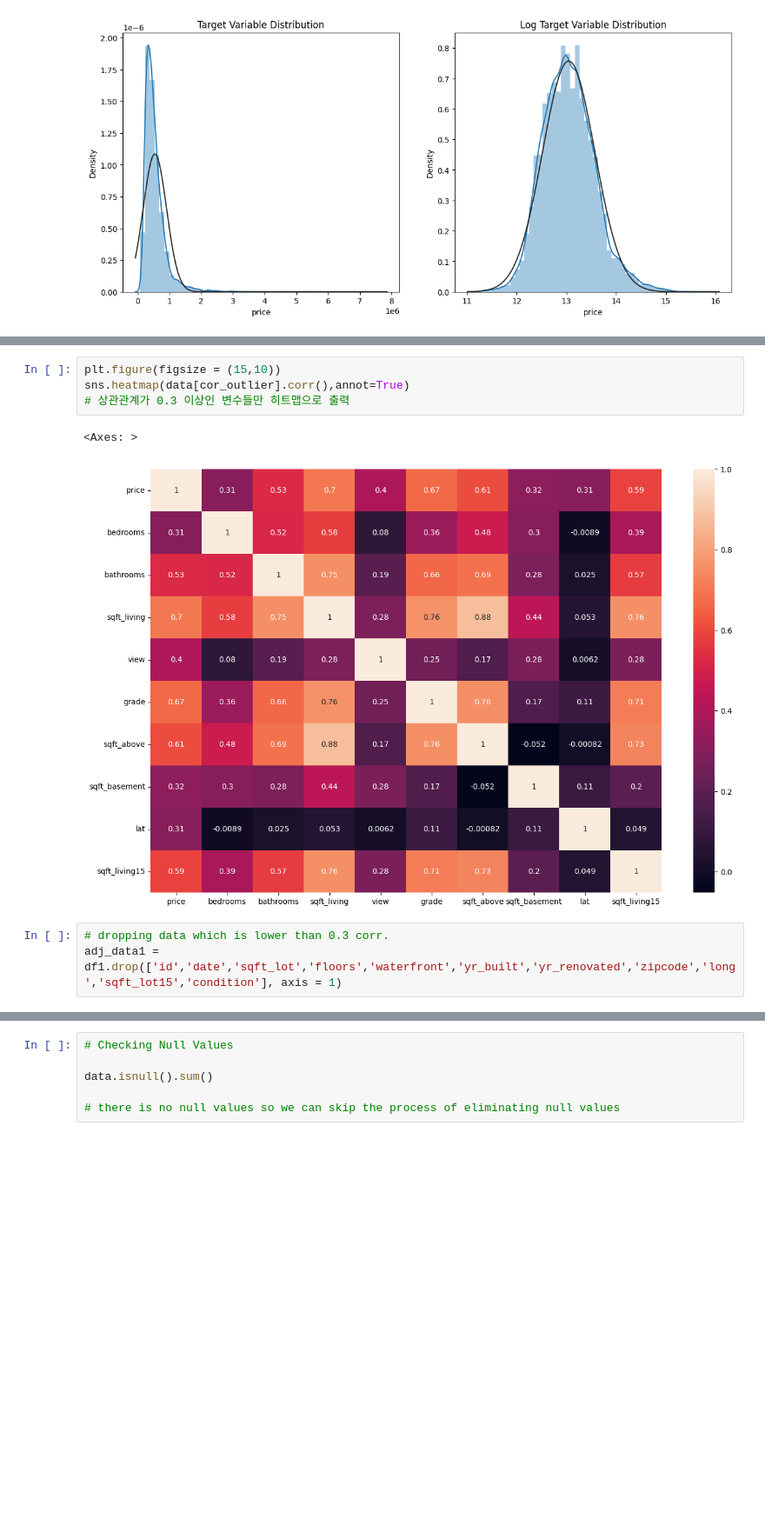
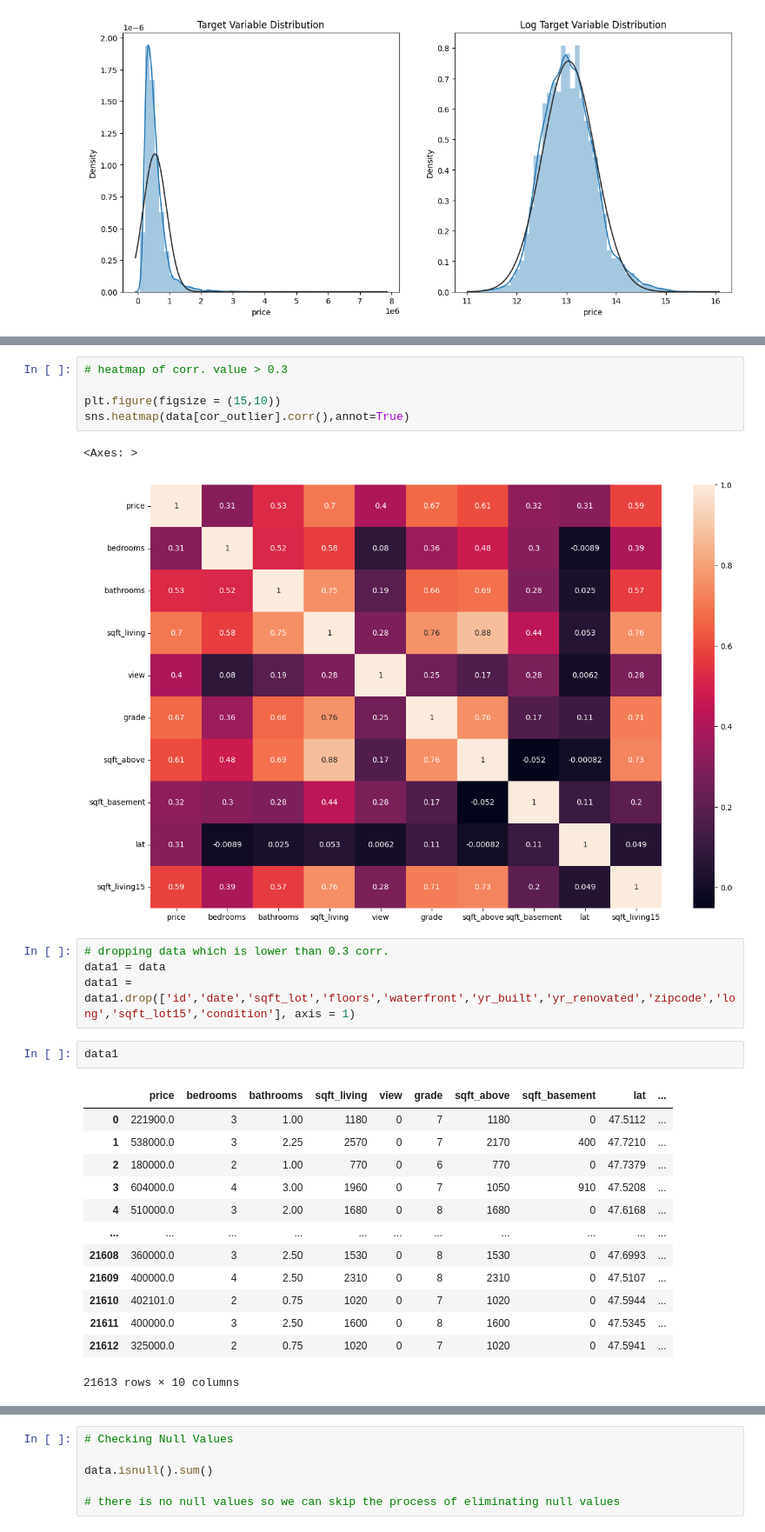
Before and after one commit to DavidRiemer02/ML_Project, a Jupyter notebook: Group project.ipynb, the cells around one changed output, grey strips where cells are left out. Shown: that part at 87% size. Drawn from its saved outputs; the diff is of its cells as text; blank space fills up the shorter version.

```diff
--- a/Group project.ipynb
+++ b/Group project.ipynb
@@ -106,15 +134,33 @@ Index(['price', 'bedrooms', 'bathrooms', 'sqft_living', 'view', 'grade',
        'sqft_above', 'sqft_basement', 'lat', 'sqft_living15'],
       dtype='object')
 # %%
+# heatmap of corr. value > 0.3
+
 plt.figure(figsize = (15,10))
 sns.heatmap(data[cor_outlier].corr(),annot=True)
-# 상관관계가 0.3 이상인 변수들만 히트맵으로 출력
 # %% [output]
 <Axes: >
 [figure]
 # %%
 # dropping data which is lower than 0.3 corr.
-adj_data1 = df1.drop(['id','date','sqft_lot','floors','waterfront','yr_built','yr_renovated','zipcode','long','sqft_lot15','condition'], axis = 1)
+data1 = data
+data1 = data1.drop(['id','date','sqft_lot','floors','waterfront','yr_built','yr_renovated','zipcode','long','sqft_lot15','condition'], axis = 1)
+# %%
+data1
+# %% [output]
+|  | price | bedrooms | bathrooms | sqft_living | view | grade | sqft_above | sqft_basement | lat | ... |
+| 0 | 221900.0 | 3 | 1.00 | 1180 | 0 | 7 | 1180 | 0 | 47.5112 | ... |
+| 1 | 538000.0 | 3 | 2.25 | 2570 | 0 | 7 | 2170 | 400 | 47.7210 | ... |
+| 2 | 180000.0 | 2 | 1.00 | 770 | 0 | 6 | 770 | 0 | 47.7379 | ... |
+| 3 | 604000.0 | 4 | 3.00 | 1960 | 0 | 7 | 1050 | 910 | 47.5208 | ... |
+| 4 | 510000.0 | 3 | 2.00 | 1680 | 0 | 8 | 1680 | 0 | 47.6168 | ... |
+| ... | ... | ... | ... | ... | ... | ... | ... | ... | ... | ... |
+| 21608 | 360000.0 | 3 | 2.50 | 1530 | 0 | 8 | 1530 | 0 | 47.6993 | ... |
+| 21609 | 400000.0 | 4 | 2.50 | 2310 | 0 | 8 | 2310 | 0 | 47.5107 | ... |
+| 21610 | 402101.0 | 2 | 0.75 | 1020 | 0 | 7 | 1020 | 0 | 47.5944 | ... |
+| 21611 | 400000.0 | 3 | 2.50 | 1600 | 0 | 8 | 1600 | 0 | 47.5345 | ... |
+| 21612 | 325000.0 | 2 | 0.75 | 1020 | 0 | 7 | 1020 | 0 | 47.5941 | ... |
+21613 rows × 10 columns
 # %%
 price_corr = data.corr()['price'].sort_values(ascending=False)
 print(price_corr)
```
Also changed, not shown: parts of 14 cells of this notebook.
